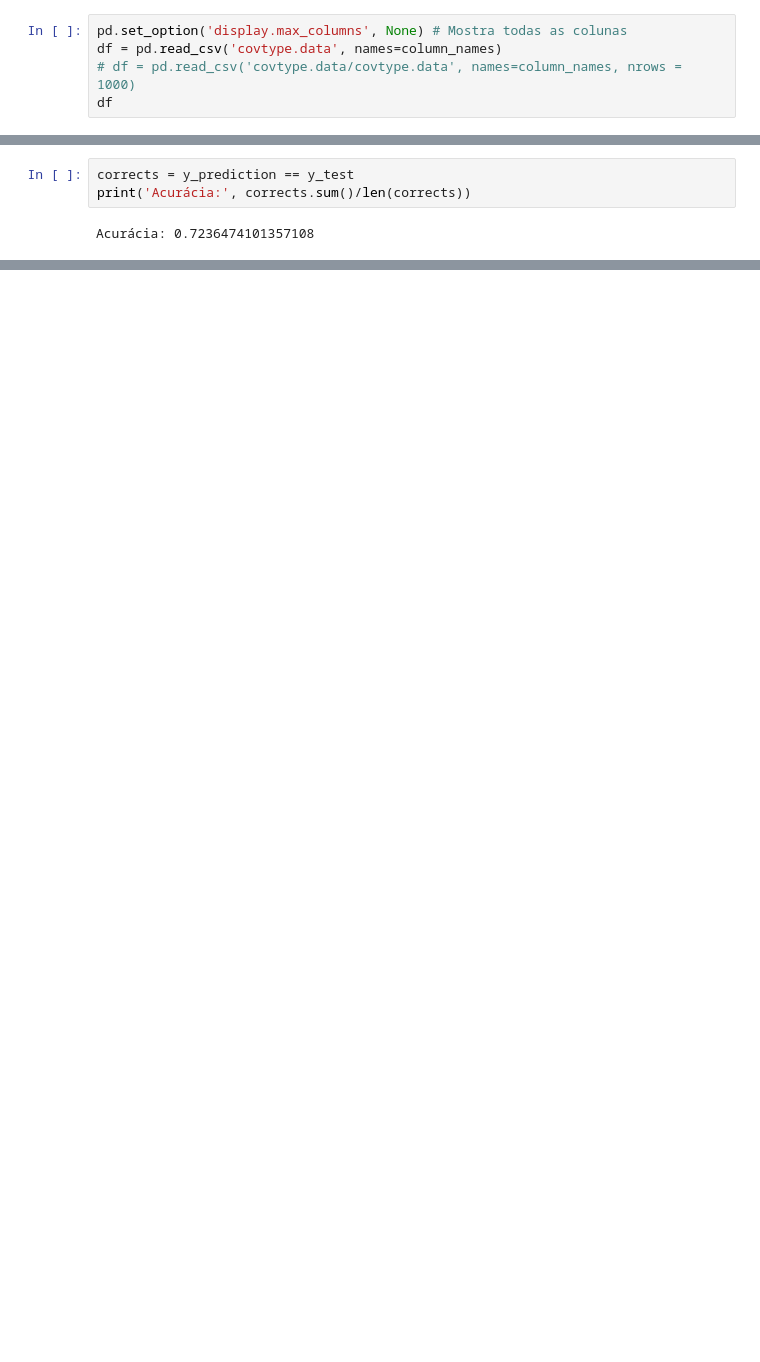
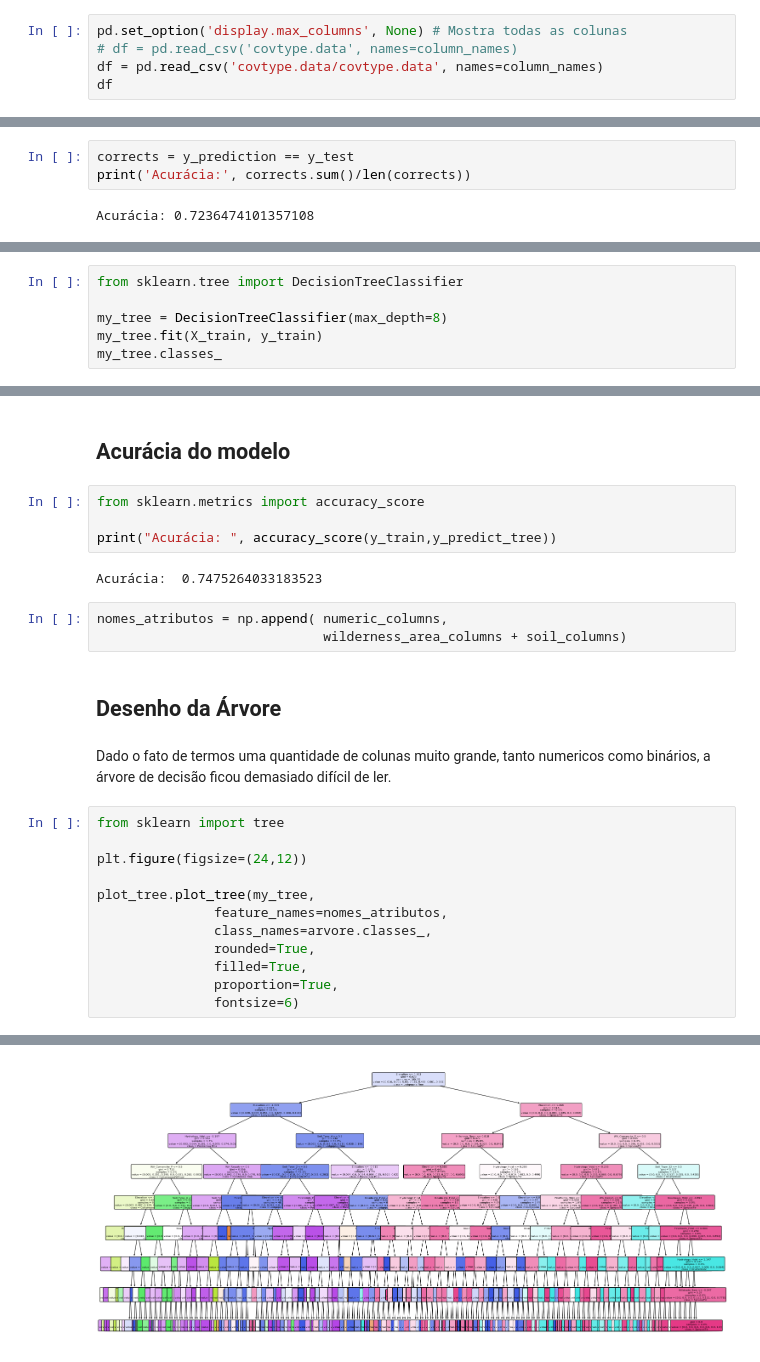
Before and after one commit to johnnyloreano/SGBDFinal, a Jupyter notebook: trabalho_classificacao.ipynb, the cells around one changed output, grey strips where cells are left out. Drawn from its saved outputs; the diff is of its cells as text; blank space fills up the shorter version.

Commit message:
Arvore de Decisao implementada

```diff
--- a/trabalho_classificacao.ipynb
+++ b/trabalho_classificacao.ipynb
@@ -43,8 +43,8 @@ Total de colunas: 55
 # Carregando o dataset
 # %%
 pd.set_option('display.max_columns', None) # Mostra todas as colunas
-df = pd.read_csv('covtype.data', names=column_names)
-# df = pd.read_csv('covtype.data/covtype.data', names=column_names, nrows = 1000)
+# df = pd.read_csv('covtype.data', names=column_names)
+df = pd.read_csv('covtype.data/covtype.data', names=column_names)
 df
 # %% [output]
 |  | Elevation | Aspect | Slope | Hydrology_Hdst | Hydrology_Vdst | Roadways_Hdst | Hillshade_9am | ... |
@@ -364,0 +367,6 @@ Acurácia: 0.7236474101357108
+# %%
+from sklearn.tree import DecisionTreeClassifier
+
+my_tree = DecisionTreeClassifier(max_depth=8)
+my_tree.fit(X_train, y_train)
+my_tree.classes_
@@ -364,0 +402,28 @@ Acurácia: 0.7236474101357108
+# %% [markdown]
+## Acurácia do modelo
+# %%
+from sklearn.metrics import accuracy_score
+
+print("Acurácia: ", accuracy_score(y_train,y_predict_tree))
+# %% [output]
+Acurácia:  0.7475264033183523
+# %%
+nomes_atributos = np.append( numeric_columns,
+                             wilderness_area_columns + soil_columns)
+# %% [markdown]
+## Desenho da Árvore
+# %% [markdown]
+Dado o fato de termos uma quantidade de colunas muito grande, tanto numericos como binários, a árvore de decisão ficou demasiado difícil de ler.
+# %%
+from sklearn import tree
+
+plt.figure(figsize=(24,12))
+
+plot_tree.plot_tree(my_tree,
+               feature_names=nomes_atributos,
+               class_names=arvore.classes_,
+               rounded=True,
+               filled=True,
+               proportion=True,
+               fontsize=6)
+# %% [output]
@@ -364,0 +447 @@ Acurácia: 0.7236474101357108
+[figure, added]
```
Also changed, not shown: parts of 20 cells of this notebook, 4 other files.
